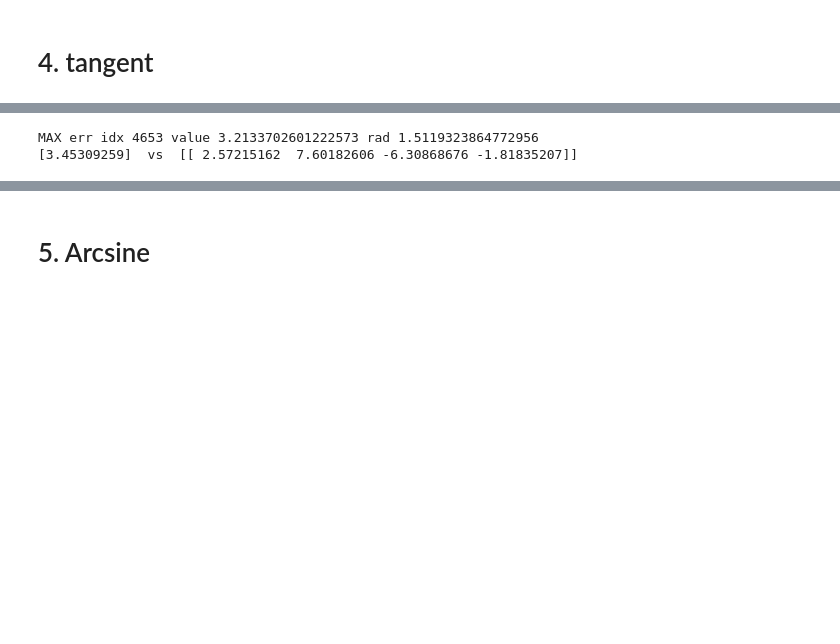
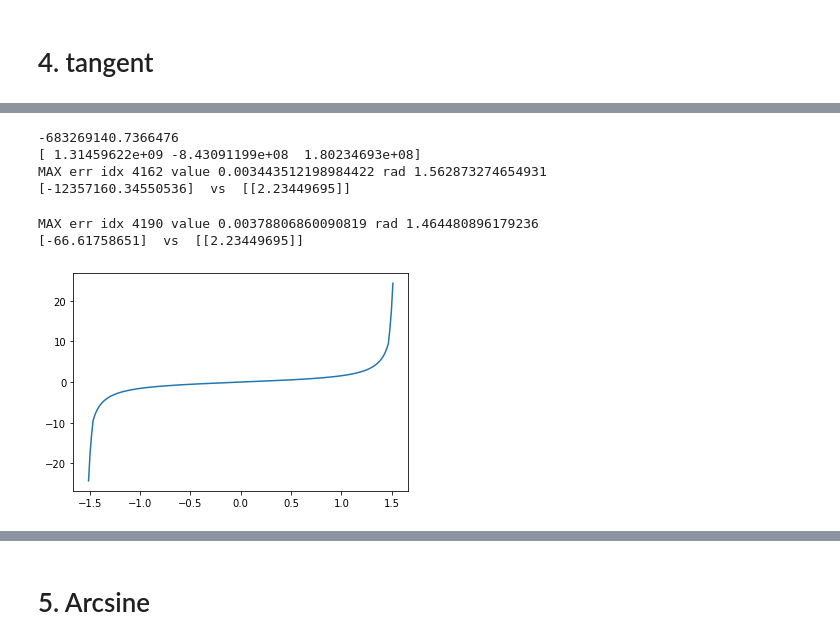
Before and after one commit to choice17/fast_trigonometry, a Jupyter notebook: trigonometry.ipynb, the cells around one changed output, grey strips where cells are left out. Drawn from its saved outputs; the diff is of its cells as text; code cells hidden in the pictures; blank space fills up the shorter version.

Commit message:
Modify tan func and add new regression func

```diff
--- a/trigonometry.ipynb
+++ b/trigonometry.ipynb
@@ -289,37 +311,32 @@ print(modell.intercept_)
+# %%
+lsize = 5000 # 0.05 1.275 1.41 1.476, 1.5125 1.5325 1.54475 1.5525 1.5575 1.561 1.56325
+xl = np.linspace(1.56325,lsize)
+gtxl = np.tan(xl)
+Xl = cubic(xl)
+modell = LinearRegression()
+modell.fit(Xl, gtxl)
+print(modell.intercept_)
+print(modell.coef_)
+pred = modell.predict(Xl)
+res = (pred - gtxl)
+idx = np.argmax(res)
+print("MAX err", "idx", idx, "value", res[idx], "rad", Xl[idx,0])
+val = np.array([[1.15]])
+predict = cubic(val)
+print(modell.predict(predict), " vs ", np.tan(val))
+# %% [output]
+-683269140.7366476
+[ 1.31459622e+09 -8.43091199e+08  1.80234693e+08]
+MAX err idx 4162 value 0.003443512198984422 rad 1.562873274654931
+[-12357160.34550536]  vs  [[2.23449695]]
 # %%
 pred = modell.predict(Xl)
 res = (pred - gtxl)
 idx = np.argmax(res)
 print("MAX err", "idx", idx, "value", res[idx], "rad", Xl[idx,0])
-predict = quart(np.array([[1.2]]))
-print(modell.predict(predict), " vs ", np.tan(predict))
+val = np.array([[1.15]])
+predict = cubic(val)
+print(modell.predict(predict), " vs ", np.tan(val))
 # %% [output]
-MAX err idx 4653 value 3.2133702601222573 rad 1.5119323864772956
-[3.45309259]  vs  [[ 2.57215162  7.60182606 -6.30868676 -1.81835207]]
+MAX err idx 4190 value 0.00378806860090819 rad 1.464480896179236
+[-66.61758651]  vs  [[2.23449695]]
-# %%
-def fast_tan(x):
-    t0 = 0.0031084695854767252
-    t1 = 0.9140496
-    t2 = 0.53540681
-    t3 = -0.85751509
-    t4 = 0.9570163
-    signX = 1 if x >= 0 else -1
-    ax = abs(x)
-    if ax < 0.05:
-        return x
-    if ax > 1:
-        _x = ax / pi_2
-        _ix = int(_x)
-        _mx = _ix % 2
-        ax = (_x - _ix) * pi_2
-        if _mx == 1:
-            ax = pi_2 - ax
-            sign = -1
-        else:
-            sign = 1
-        if ax < 0.05:
-            return x
-        if ax > 1:
-            x2 = ax * ax
-            return signX * (ax * (945 - x2 * (105 - x2))) / (945 - x2 * (420 - 15 * x2))
-    return signX * (t0 + ax * (t1 + ax * (t2 + ax * t3 + ax * t4)))
@@ -325,0 +449,11 @@ def fast_tan(x):
+# %%
+lsize = 200
+xl = np.linspace(-np.pi/2+0.06,np.pi/2-0.06,lsize)
+np.tan(xl)
+a = [fast_tan(i) for i in xl]
+# %%
+import matplotlib.pyplot as plt
+plt.plot(xl,a)
+plt.show()
+# %% [output]
+[figure, added]
```
Also changed, not shown: parts of 16 cells of this notebook, 2 other files.
